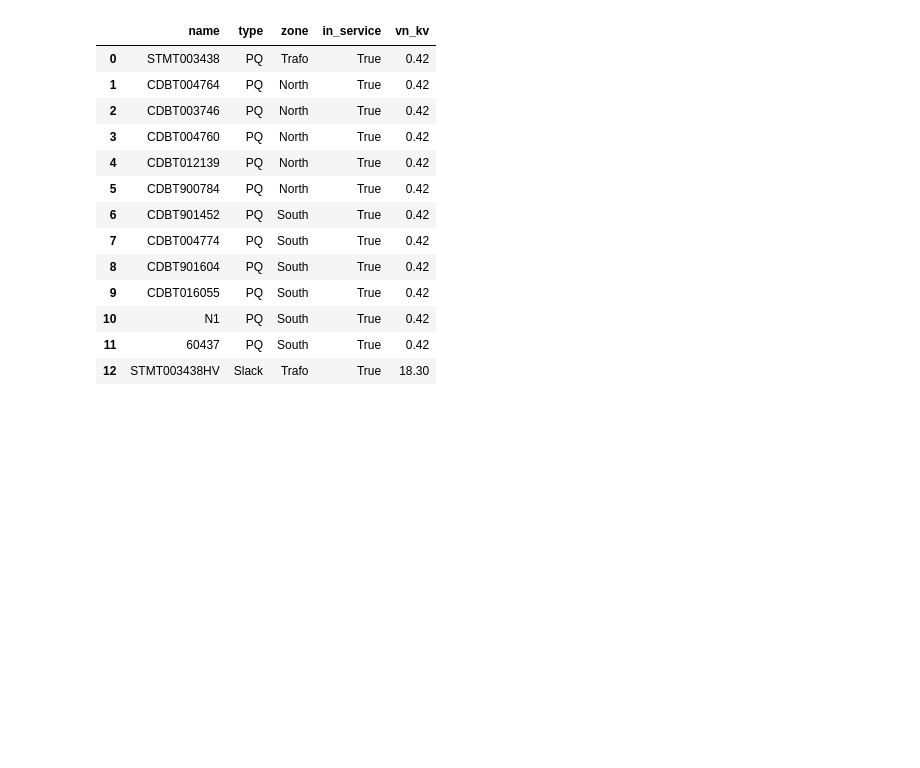
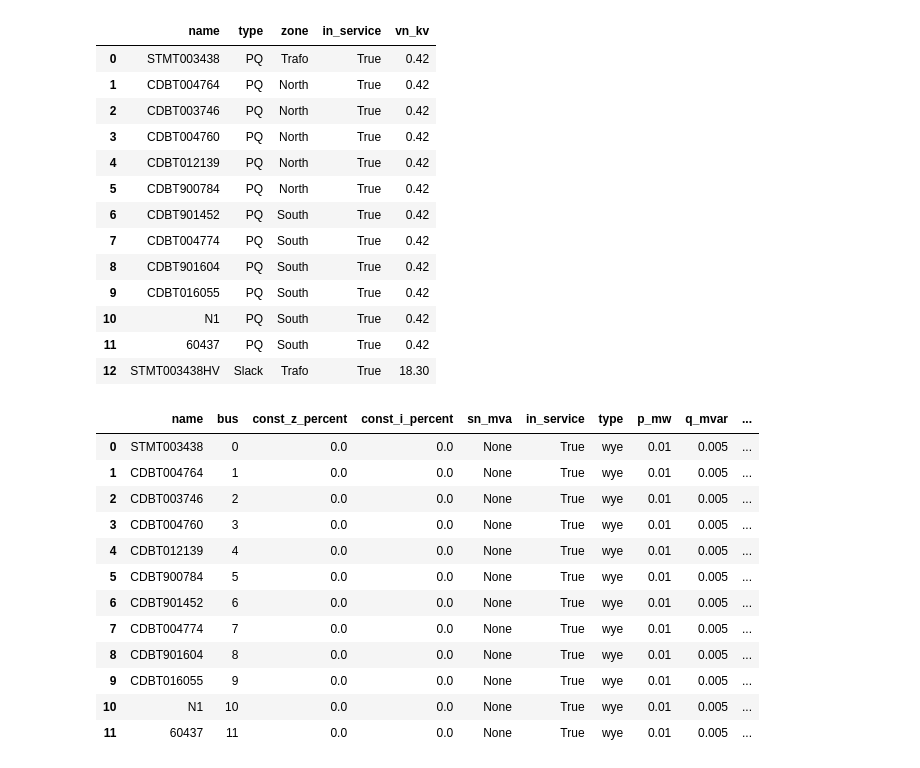
Before and after one commit to maxime-magnenat/rhtlab, a Jupyter notebook: grodent-magnenat-mini-projet-trey/your_jupyter_notebook.ipynb, the cells around one changed output. Drawn from its saved outputs; the diff is of its cells as text; code cells hidden in the pictures; blank space fills up the shorter version.

```diff
--- a/grodent-magnenat-mini-projet-trey/your_jupyter_notebook.ipynb
+++ b/grodent-magnenat-mini-projet-trey/your_jupyter_notebook.ipynb
@@ -59,12 +59,20 @@ net_trey.line
 | 9 | GKN3X50_50_2 | 6 | 10 | 0.0 | 1.0 | None | True | 0.255 | GKN3X50_50 | ... |
 | 10 | GKN3X240_240 | 0 | 11 | 0.0 | 1.0 | None | True | 0.340 | GKN3X240_240 | ... |
 # %%
-## Buses parameters
+### Bus nominal voltages
 net_trey.bus["vn_kv"] = net_trey.bus.apply(
-    lambda row: 18.3 if row["type"] == "Slack" else (0.420 if row["type"] == "PQ" else None),
+    lambda row: 18.3 if row["type"] == "Slack" else (0.420 if row["type"] == "PQ" else row.get("vn_kv", np.nan)),
     axis=1,
 )
 
+# Creat ext_grid
+net_trey.ext_grid.drop(net_trey.ext_grid.index, inplace=True)
+
+slack_bus = int(net_trey.bus.index[net_trey.bus["type"] == "Slack"][0])
+pp.create_ext_grid(net_trey, bus=slack_bus, vm_pu=1.0)
+net_trey.ext_grid["bus"] = net_trey.ext_grid["bus"].astype(int)
+
+
 net_trey.bus
 # %% [output]
 |  | name | type | zone | in_service | vn_kv |
@@ -81,9 +89,29 @@ net_trey.bus
 | 10 | N1 | PQ | South | True | 0.42 |
 | 11 | 60437 | PQ | South | True | 0.42 |
 | 12 | STMT003438HV | Slack | Trafo | True | 18.30 |
-# %%
-## Connect external grid to bus 12
-net_trey.ext_grid.insert(2, "bus", 12)
+# %%
+### Loads mandatory columns for pandapower / time series
+net_trey.load["bus"] = net_trey.load["bus"].astype(int)
+net_trey.load["p_mw"] = 0.01
+net_trey.load["q_mvar"] = 0.005
+net_trey.load["scaling"] = 1.0
+net_trey.load["profile_mapping"] = 1.0
+
+net_trey.load
+# %% [output]
+|  | name | bus | const_z_percent | const_i_percent | sn_mva | in_service | type | p_mw | q_mvar | ... |
+| 0 | STMT003438 | 0 | 0.0 | 0.0 | None | True | wye | 0.01 | 0.005 | ... |
+| 1 | CDBT004764 | 1 | 0.0 | 0.0 | None | True | wye | 0.01 | 0.005 | ... |
+| 2 | CDBT003746 | 2 | 0.0 | 0.0 | None | True | wye | 0.01 | 0.005 | ... |
+| 3 | CDBT004760 | 3 | 0.0 | 0.0 | None | True | wye | 0.01 | 0.005 | ... |
+| 4 | CDBT012139 | 4 | 0.0 | 0.0 | None | True | wye | 0.01 | 0.005 | ... |
+| 5 | CDBT900784 | 5 | 0.0 | 0.0 | None | True | wye | 0.01 | 0.005 | ... |
+| 6 | CDBT901452 | 6 | 0.0 | 0.0 | None | True | wye | 0.01 | 0.005 | ... |
+| 7 | CDBT004774 | 7 | 0.0 | 0.0 | None | True | wye | 0.01 | 0.005 | ... |
+| 8 | CDBT901604 | 8 | 0.0 | 0.0 | None | True | wye | 0.01 | 0.005 | ... |
+| 9 | CDBT016055 | 9 | 0.0 | 0.0 | None | True | wye | 0.01 | 0.005 | ... |
+| 10 | N1 | 10 | 0.0 | 0.0 | None | True | wye | 0.01 | 0.005 | ... |
+| 11 | 60437 | 11 | 0.0 | 0.0 | None | True | wye | 0.01 | 0.005 | ... |
 # %%
 ## Plot grid
 pp_plot.plot_power_network(
```
Also changed, not shown: parts of 6 cells of this notebook, 3 other files.
